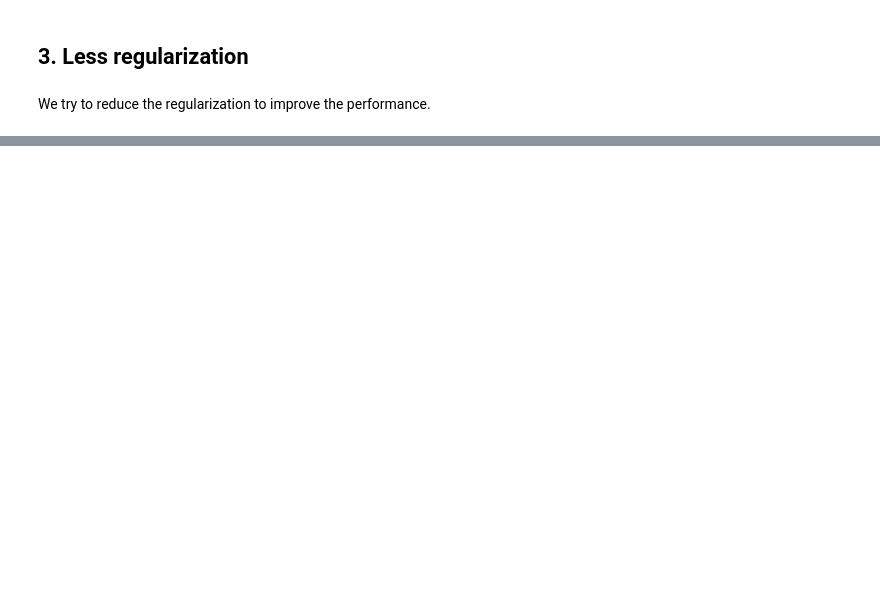
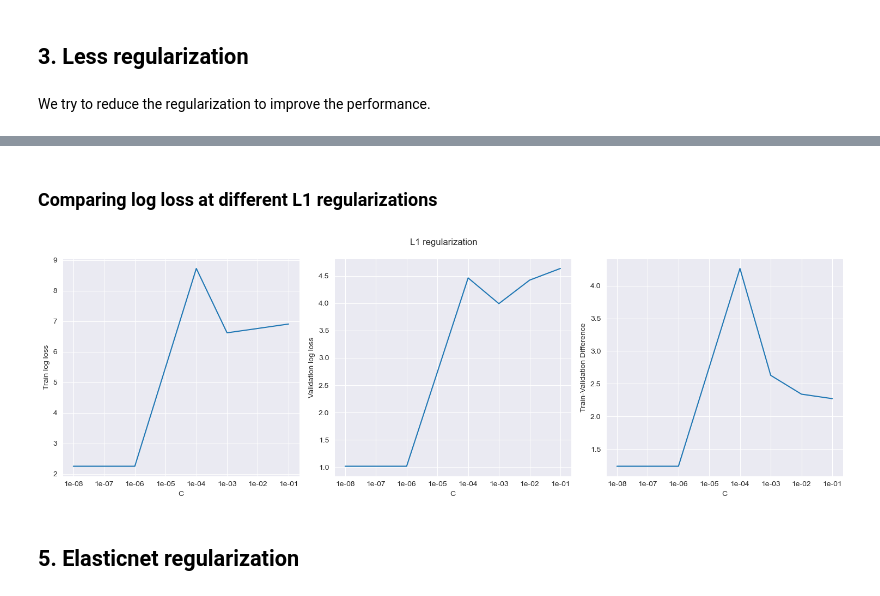
Before and after one commit to ericks-on/Online-Shoppers-logistic-regression-model, a Jupyter notebook: index.ipynb, the cells around one changed output, grey strips where cells are left out. Drawn from its saved outputs; the diff is of its cells as text; code cells hidden in the pictures; blank space fills up the shorter version.

```diff
--- a/index.ipynb
+++ b/index.ipynb
@@ -613,0 +777,5 @@ There is no improvement in performance even after taking more time. Lets try dif
+# %%
+l1_loss_df = pd.DataFrame(l1_log_loss_items)
+l1_loss_df['Train val difference'] = l1_loss_df['train_loss'] - \
+    l1_loss_df['val_loss']
+l1_loss_df
@@ -613,0 +792,52 @@ There is no improvement in performance even after taking more time. Lets try dif
+# %% [markdown]
+### Comparing log loss at different L1 regularizations
+# %%
+
+# Plotting
+fig, axes = plt.subplots(ncols=3, figsize=(15, 5))
+
+# c vs train loss
+sns.lineplot(
+    data=l1_loss_df,
+    x='c',
+    y='train_loss',
+    ax=axes[0]
+)
+axes[0].set_xlabel('C')
+axes[0].set_ylabel('Train log loss')
+axes[0].set_xscale('log')
+axes[0].set_xticks([0.1, 0.01, 0.001, 1e-4, 1e-5, 1e-6, 1e-7, 1e-8])
+axes[0].xaxis.set_major_formatter(FuncFormatter(scientific_format))
+
+# c vs val loss
+sns.lineplot(
+    data=l1_loss_df,
+    x='c',
+    y='val_loss',
+    ax=axes[1]
+)
+axes[1].set_xlabel('C')
+axes[1].set_ylabel('Validation log loss')
+axes[1].set_xscale('log')
+axes[1].set_xticks([0.1, 0.01, 0.001, 1e-4, 1e-5, 1e-6, 1e-7, 1e-8])
+axes[1].xaxis.set_major_formatter(FuncFormatter(scientific_format))
+
+# c vs difference
+sns.lineplot(
+    data=l1_loss_df,
+    x='c',
+    y='Train val difference',
+    ax=axes[2]
+)
+axes[2].set_xlabel('C')
+axes[2].set_ylabel('Train-Validation Difference')
+axes[2].set_xscale('log')
+axes[2].set_xticks([0.1, 0.01, 0.001, 1e-4, 1e-5, 1e-6, 1e-7, 1e-8])
+axes[2].xaxis.set_major_formatter(FuncFormatter(scientific_format))
+fig.suptitle('L1 regularization')
+plt.tight_layout()
+plt.show()
+# %% [output]
+[figure, added]
+# %% [markdown]
+## 5. Elasticnet regularization
```
Also changed, not shown: parts of 41 cells of this notebook.
